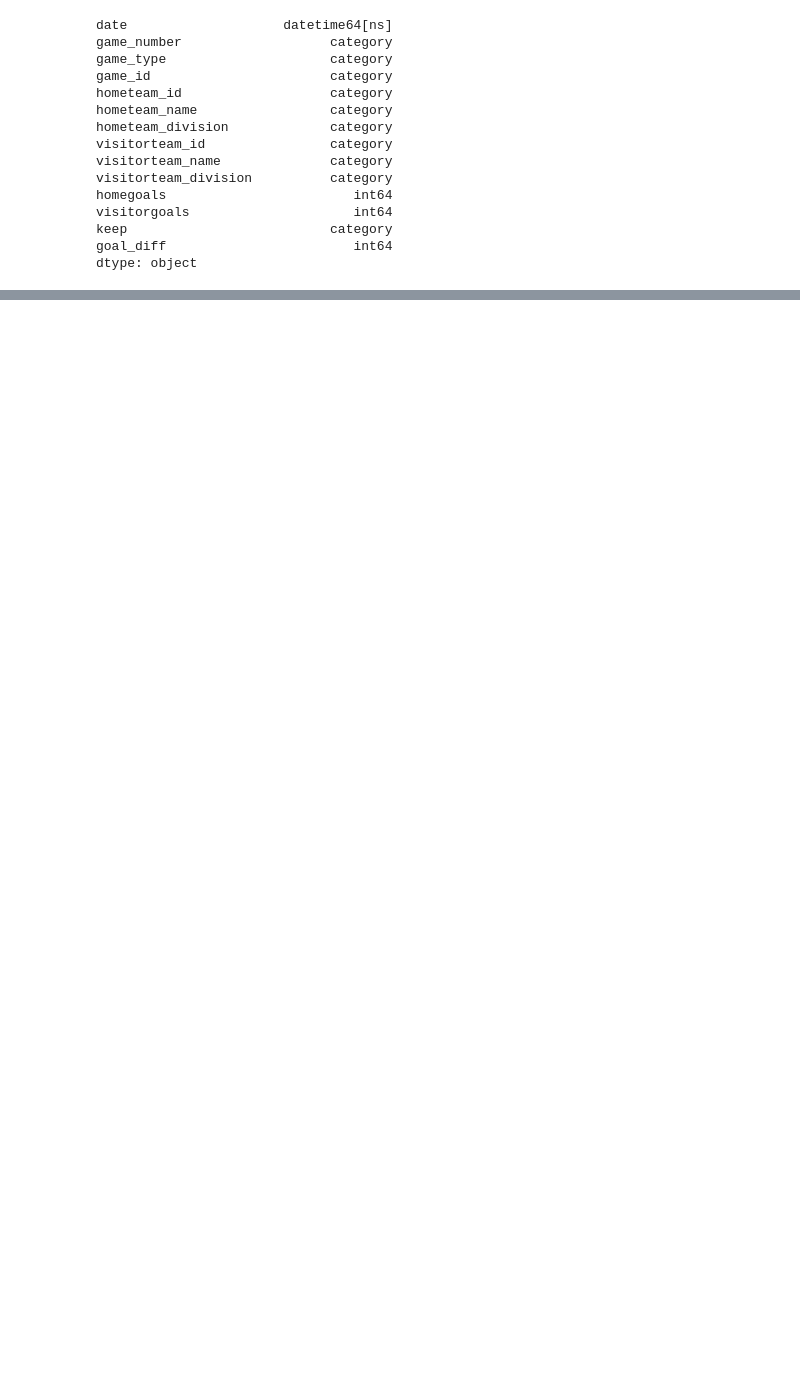
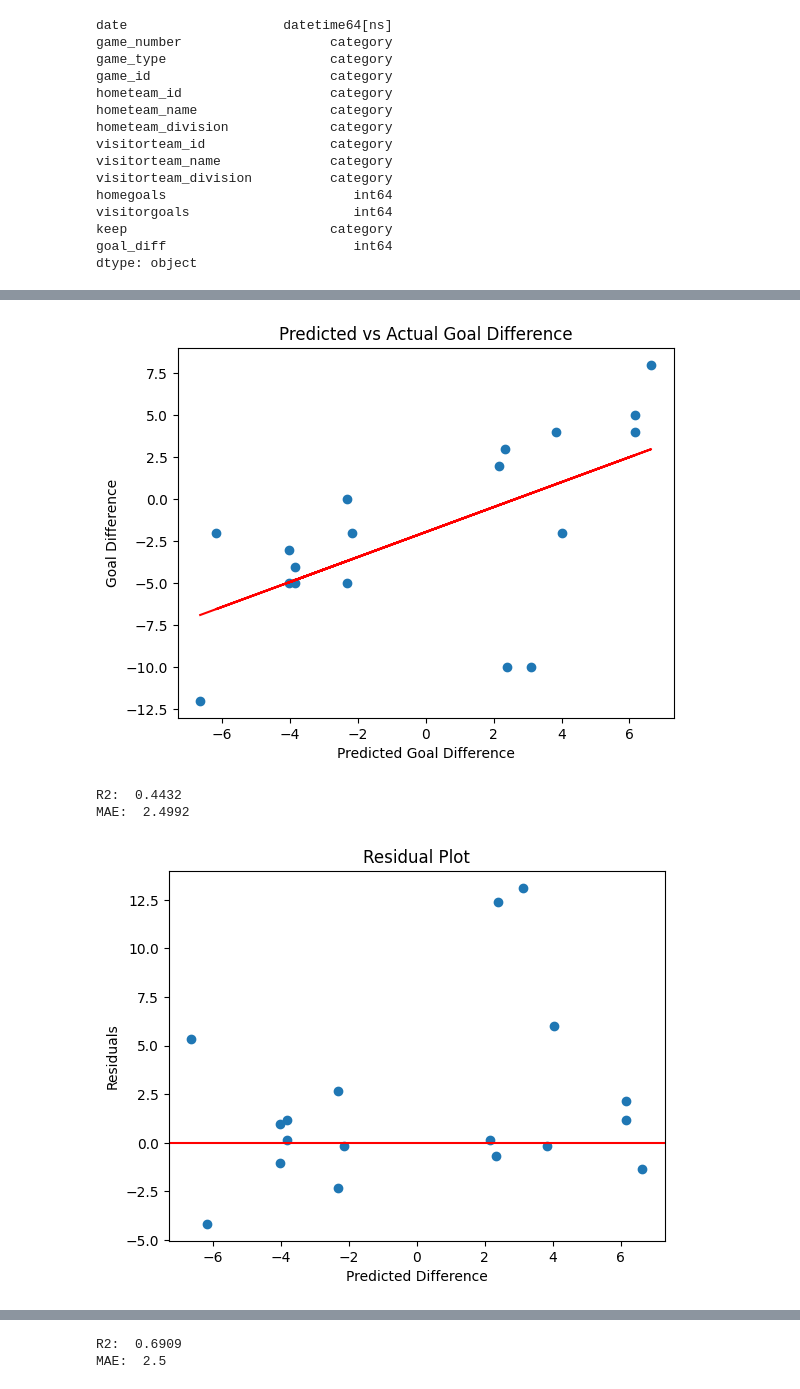
Before and after one commit to BFiveAlive/youth-hockey, a Jupyter notebook: glm.ipynb, the cells around one changed output, grey strips where cells are left out. Saved outputs shown, nothing was run; the diff lists cells and outputs as text; code cells hidden in the pictures; blank space fills up the shorter version.

```diff
--- a/glm.ipynb
+++ b/glm.ipynb
@@ -71,0 +122,52 @@ dtype: object
+# %%
+# CHARTS
+# out_filter = out_full
+out_filter = out_full[(out_full['hometeam_division']=='10U Girls Tier 2')]
+
+
+# PREDICTED GOALS
+out_chart = out_filter[(out_filter['keep'] == '1')]
+slope, intercept, rvalue, pvalue, stderr = stats.linregress(out_chart['pred_diff'], out_chart['goal_diff'])
+
+plt.scatter(out_chart['pred_diff'], out_chart['goal_diff'])
+plt.plot(out_chart['pred_diff'], intercept + slope*out_chart['pred_diff'], 'r')
+plt.xlabel('Predicted Goal Difference')
+plt.ylabel('Goal Difference')
+plt.title('Predicted vs Actual Goal Difference')
+plt.show()
+
+# FILTERED METRICS
+print('R2: ', round(r2_score(out_filter['goal_diff'], out_filter['pred_diff']), 4))
+print('MAE: ', round(mae(out_filter['goal_diff'], out_filter['pred_diff']), 4))
+
+
+# RESIDUALS
+residuals = out_chart['pred_diff'] - out_chart['goal_diff']
+
+plt.scatter(out_chart['pred_diff'], residuals)
+plt.xlabel('Predicted Difference')
+plt.ylabel('Residuals')
+plt.title('Residual Plot')
+plt.axhline(y=0, color='r', linestyle='-')
+plt.show()
+
+
+# PREDICTED POINTS
+out_chart = out_filter.groupby('hometeam_name', observed=True).agg({'home_points':'sum', 'pred_points':'sum'}).reset_index()
+slope, intercept, rvalue, pvalue, stderr = stats.linregress(out_chart['pred_points'], out_chart['home_points'])
+
+plt.scatter(out_chart['pred_points'], out_chart['home_points'])
+plt.plot(out_chart['pred_points'], intercept + slope*out_chart['pred_points'], 'r')
+plt.xlabel('Predicted Points Difference')
+plt.ylabel('Actual Points')
+plt.title('Predicted vs Actual Season Points')
+plt.show()
+
+# FILTERED METRICS
+print('R2: ', round(r2_score(out_chart['home_points'], out_chart['pred_points']), 4))
+print('MAE: ', round(mae(out_chart['home_points'], out_chart['pred_points']), 4))
+# %% [output]
+[figure, added]
+R2:  0.4432
+MAE:  2.4992
+[figure, added]
@@ -71,0 +175,2 @@ dtype: object
+R2:  0.6909
+MAE:  2.5
```
Also changed, not shown: parts of 10 cells of this notebook.
